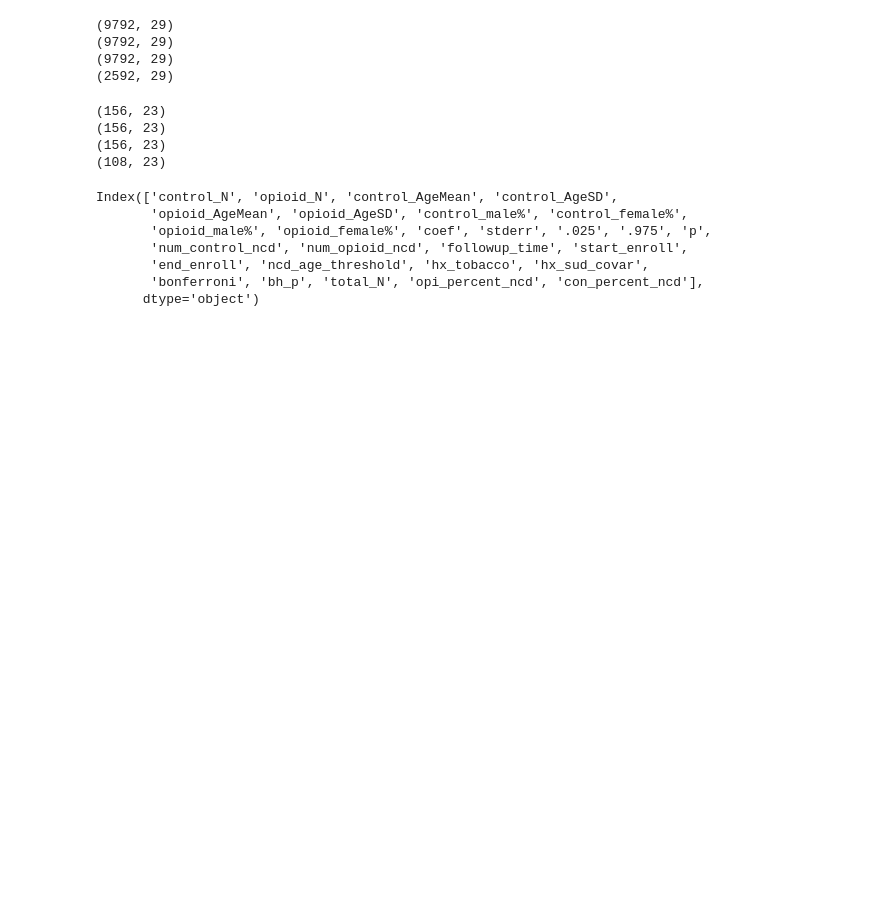
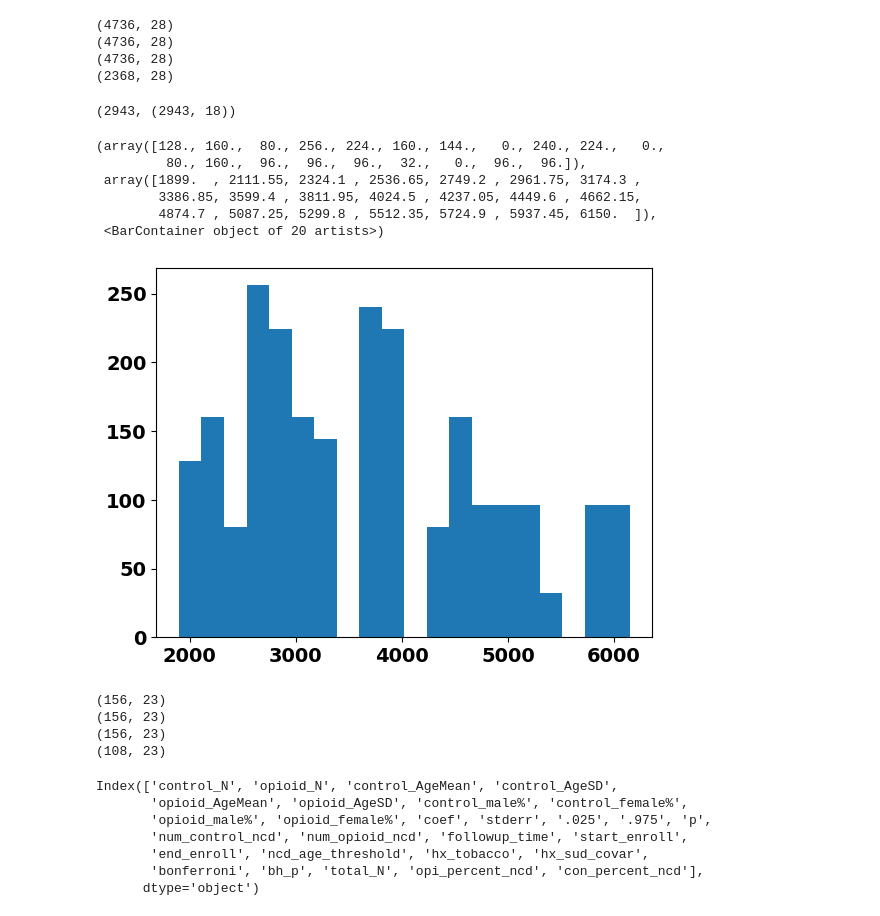
Before and after one commit to RandallJEllis/ehr_opioid_ncd, a Jupyter notebook: MSDW1794_V3/code/viz.ipynb, the cells around one changed output. Drawn from its saved outputs; the diff is of its cells as text; code cells hidden in the pictures; blank space fills up the shorter version.

```diff
--- a/MSDW1794_V3/code/viz.ipynb
+++ b/MSDW1794_V3/code/viz.ipynb
@@ -26,13 +26,13 @@ os.chdir('MSDW1794_V3/code/')
 #OUD
 
 #import data for the different enrollment periods
-path = '../voe_outputs/opioids/controlsLessThan3Opioids/binary_exposure/binary_outcome/controlVarOUD/'
+path = '../voe_outputs/opioids/controlsLessThan3Opioids/binary_exposure/age_onset_ncd/controlVarOUD/analyses/period_summaries/'
 # path = '../voe_outputs/aud/controlsNoAUDDX/binary_outcome/controlVarOUD/analyses/'
 
 datasets = []
 for enrollment_year in range(1989,2020):
-    if os.path.exists(path + f'analyses/voe_{enrollment_year}_{enrollment_year+3}.csv'):
-        ds = pd.read_csv(path + f'analyses/voe_{enrollment_year}_{enrollment_year+3}.csv')
+    if os.path.exists(path + f'voe_{enrollment_year}_{enrollment_year+3}.csv'):
+        ds = pd.read_csv(path + f'voe_{enrollment_year}_{enrollment_year+3}.csv')
         datasets.append(ds)
 allexpts = pd.concat(datasets)
 print(allexpts.shape)
@@ -66,8 +66,6 @@ if 'age_onset_ncd' not in path:
     allexpts['.975'] = np.exp(allexpts['.975'])
 
 
-
-
 allexpts['bonferroni'] = sm.stats.multipletests(allexpts['p'], alpha=0.05, method='bonferroni')[1]
 allexpts['bh_p'] = sm.stats.multipletests(allexpts['p'], alpha=0.05, method='fdr_bh')[1]
 allexpts['total_N'] = allexpts['control_N'] + allexpts['opioid_N']
@@ -76,7 +74,7 @@ allexpts['con_percent_ncd'] = 100 * (allexpts['num_control_ncd'] / allexpts['con
 
 df = allexpts.copy()
 # %% [output]
-(9792, 29)
-(9792, 29)
-(9792, 29)
-(2592, 29)
+(4736, 28)
+(4736, 28)
+(4736, 28)
+(2368, 28)
@@ -83,3 +83,17 @@ df = allexpts.copy()
+# %%
+sum(pop.ncd), pop.shape
+# %% [output]
+(2943, (2943, 18))
+# %%
+plt.hist(df.total_N, bins=20)
+# %% [output]
+(array([128., 160.,  80., 256., 224., 160., 144.,   0., 240., 224.,   0.,
+         80., 160.,  96.,  96.,  96.,  32.,   0.,  96.,  96.]),
+ array([1899.  , 2111.55, 2324.1 , 2536.65, 2749.2 , 2961.75, 3174.3 ,
+        3386.85, 3599.4 , 3811.95, 4024.5 , 4237.05, 4449.6 , 4662.15,
+        4874.7 , 5087.25, 5299.8 , 5512.35, 5724.9 , 5937.45, 6150.  ]),
+ <BarContainer object of 20 artists>)
+[figure, added]
 # %%
 #AUD
 
```
Also changed, not shown: parts of 4 cells of this notebook, 19 other files.
